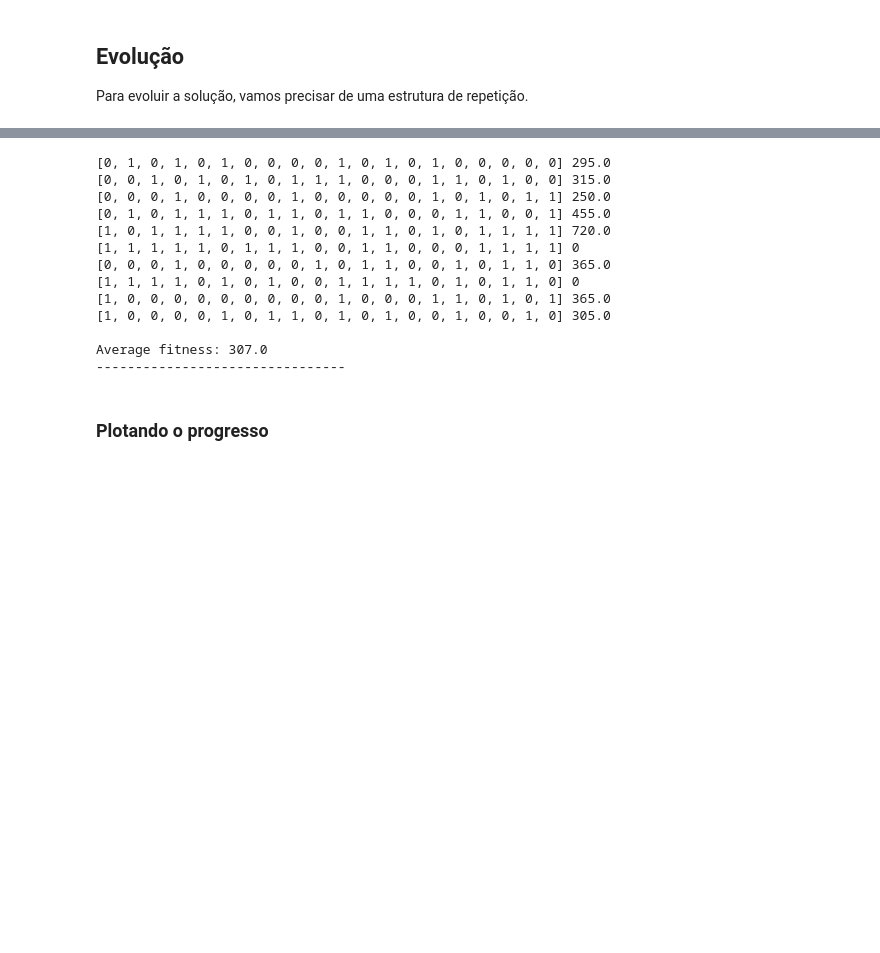
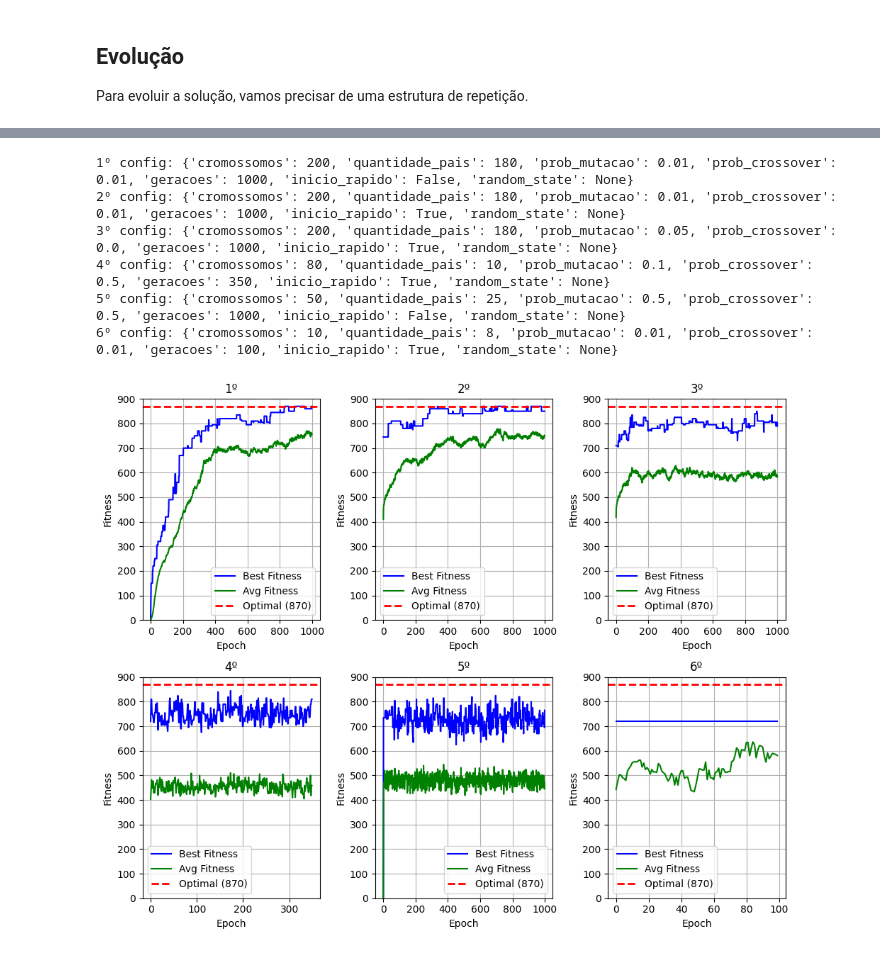
Before and after one commit to TiFalcom/ml-knapsack-problem, a Jupyter notebook: notebooks/knapsack-problem.ipynb, the cells around one changed output, grey strips where cells are left out. Cells and saved outputs as stored; diff of their text form; code cells hidden in the pictures; blank space fills up the shorter version.

```diff
--- a/notebooks/knapsack-problem.ipynb
+++ b/notebooks/knapsack-problem.ipynb
@@ -414,29 +418,34 @@ for chrom in next_gen:
-# %%
-def print_generation(chromosomes: List[Chromosome]):
-    for chromosome in chromosomes:
-        # Exibe os genes e o fitness de cada cromossomo
-        print(chromosome.genes, chromosome.get_metrics()[0])
-    print()
-
-
-    average_fitness = sum([chromosome.get_metrics()[0] for chromosome in chromosomes]) / len(chromosomes)
-    print("Average fitness:", average_fitness)
-    print("-" * 32)
-
-print_generation(chromosomes)
-# %% [output]
-[0, 1, 0, 1, 0, 1, 0, 0, 0, 0, 1, 0, 1, 0, 1, 0, 0, 0, 0, 0] 295.0
-[0, 0, 1, 0, 1, 0, 1, 0, 1, 1, 1, 0, 0, 0, 1, 1, 0, 1, 0, 0] 315.0
-[0, 0, 0, 1, 0, 0, 0, 0, 1, 0, 0, 0, 0, 0, 1, 0, 1, 0, 1, 1] 250.0
-[0, 1, 0, 1, 1, 1, 0, 1, 1, 0, 1, 1, 0, 0, 0, 1, 1, 0, 0, 1] 455.0
-[1, 0, 1, 1, 1, 1, 0, 0, 1, 0, 0, 1, 1, 0, 1, 0, 1, 1, 1, 1] 720.0
-[1, 1, 1, 1, 1, 0, 1, 1, 1, 0, 0, 1, 1, 0, 0, 0, 1, 1, 1, 1] 0
-[0, 0, 0, 1, 0, 0, 0, 0, 0, 1, 0, 1, 1, 0, 0, 1, 0, 1, 1, 0] 365.0
-[1, 1, 1, 1, 0, 1, 0, 1, 0, 0, 1, 1, 1, 1, 0, 1, 0, 1, 1, 0] 0
-[1, 0, 0, 0, 0, 0, 0, 0, 0, 0, 1, 0, 0, 0, 1, 1, 0, 1, 0, 1] 365.0
-[1, 0, 0, 0, 0, 1, 0, 1, 1, 0, 1, 0, 1, 0, 0, 1, 0, 0, 1, 0] 305.0
-
-Average fitness: 307.0
---------------------------------
-# %% [markdown]
-### Plotando o progresso
+# %%
+fig, axes = plt.subplots(2, 3, figsize=(10, 8))
+
+experiment_names = ['1º', '2º', '3º', '4º', '5º', '6º']
+
+for ax, experiment, experiment_name in zip(axes.flatten(), experiment_results, experiment_names):
+    exp_data = experiment['data_log']
+
+    print(f"{experiment_name} config: {experiment['config']}")
+
+    # DataFrame com os dados coletados
+    columns = ["Epoch", "Best_Fitness", "Avg_Fitness", "Best_Chromosome", "Population_Size", "Fathers_Next_Gen", "Mutation_Prob", "Crossover_Prob", "Warm_Start", "Random_State"]
+    df = pd.DataFrame(exp_data, columns=columns)
+
+    ax.plot(df["Epoch"], df["Best_Fitness"], label="Best Fitness", color="blue")
+    ax.plot(df["Epoch"], df["Avg_Fitness"], label="Avg Fitness", color="green")
+    ax.axhline(y=870, color="red", linestyle="--", linewidth=2, label="Optimal (870)")
+    ax.set_xlabel("Epoch")
+    ax.set_ylabel("Fitness")
+    ax.set_title(experiment_name)
+    ax.set_ylim(0, 900)
+    ax.legend()
+    ax.grid()
+
+plt.tight_layout()
+plt.show()
+# %% [output]
+1º config: {'cromossomos': 200, 'quantidade_pais': 180, 'prob_mutacao': 0.01, 'prob_crossover': 0.01, 'geracoes': 1000, 'inicio_rapido': False, 'random_state': None}
+2º config: {'cromossomos': 200, 'quantidade_pais': 180, 'prob_mutacao': 0.01, 'prob_crossover': 0.01, 'geracoes': 1000, 'inicio_rapido': True, 'random_state': None}
+3º config: {'cromossomos': 200, 'quantidade_pais': 180, 'prob_mutacao': 0.05, 'prob_crossover': 0.0, 'geracoes': 1000, 'inicio_rapido': True, 'random_state': None}
+4º config: {'cromossomos': 80, 'quantidade_pais': 10, 'prob_mutacao': 0.1, 'prob_crossover': 0.5, 'geracoes': 350, 'inicio_rapido': True, 'random_state': None}
+5º config: {'cromossomos': 50, 'quantidade_pais': 25, 'prob_mutacao': 0.5, 'prob_crossover': 0.5, 'geracoes': 1000, 'inicio_rapido': False, 'random_state': None}
+6º config: {'cromossomos': 10, 'quantidade_pais': 8, 'prob_mutacao': 0.01, 'prob_crossover': 0.01, 'geracoes': 100, 'inicio_rapido': True, 'random_state': None}
+[figure, added]
```
Also changed, not shown: parts of 23 cells of this notebook, 1 other file.
